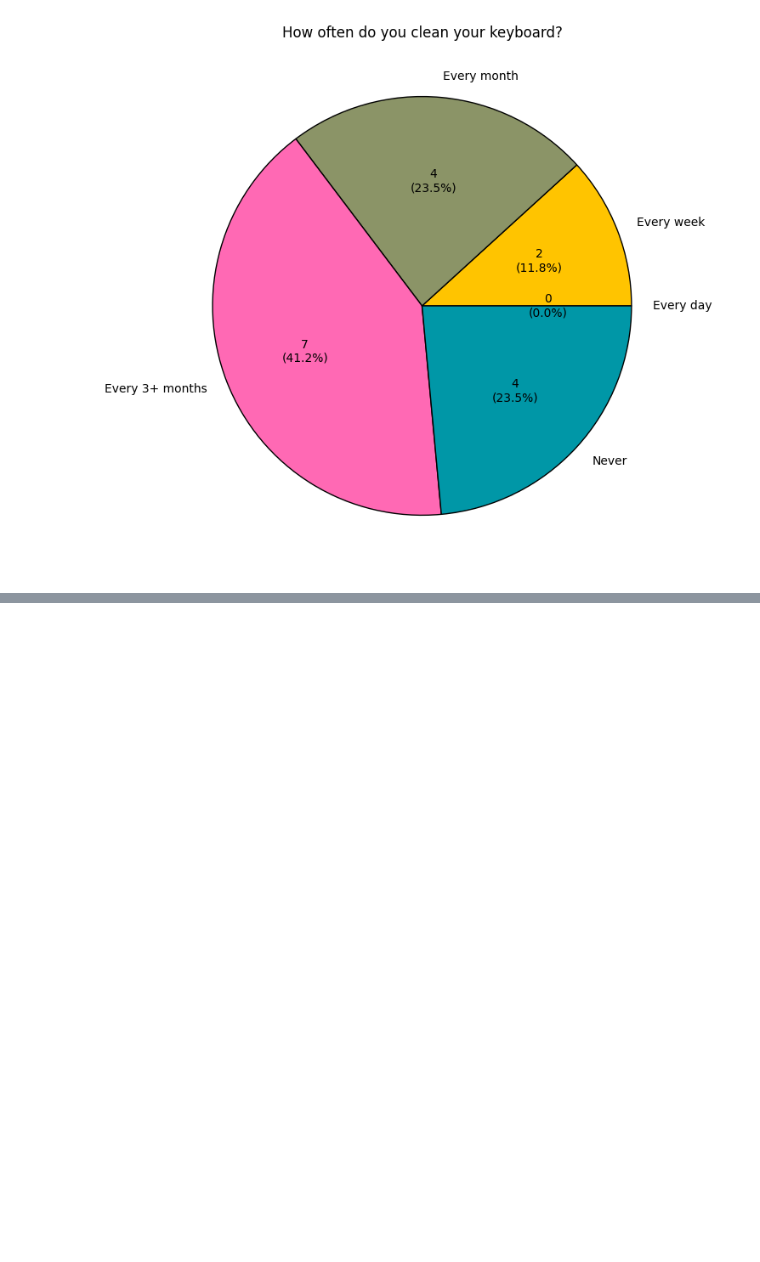
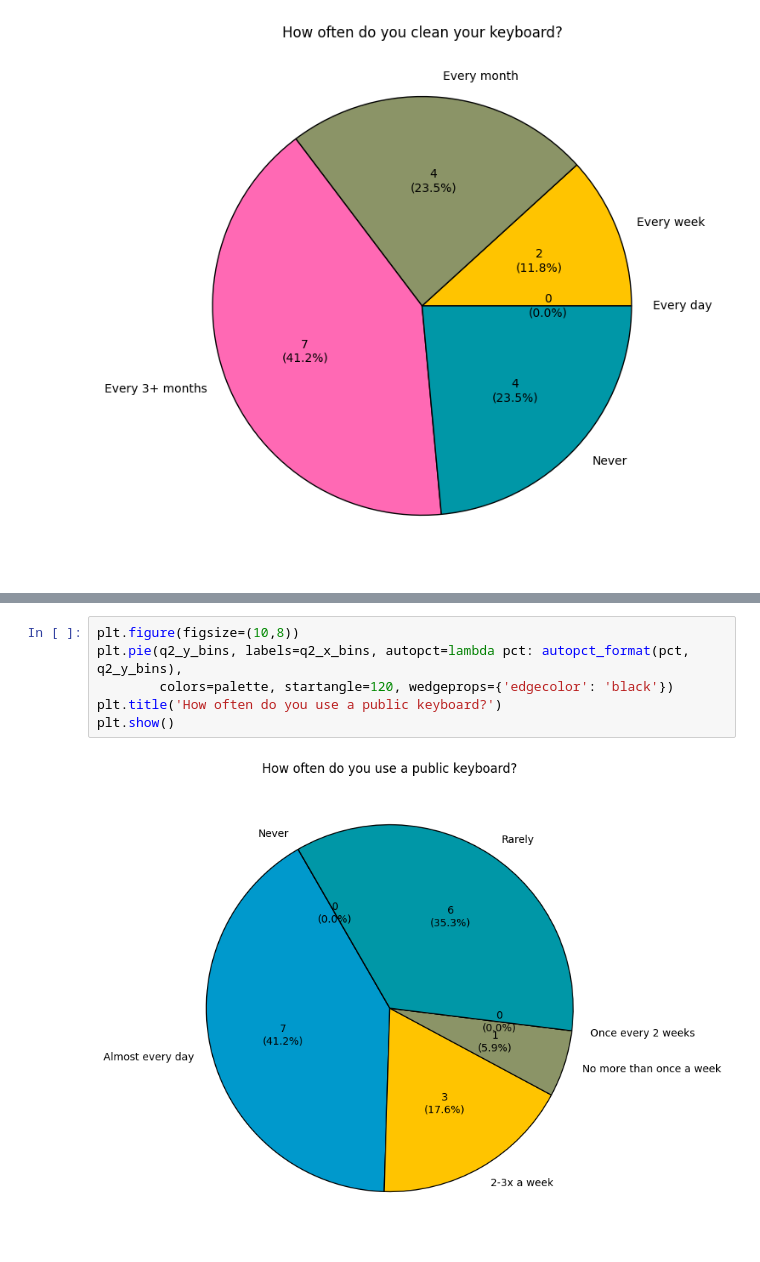
Before and after one commit to SDP-Group6/data_analysis, a Jupyter notebook: survey_data_analysis.ipynb, the cells around one changed output, grey strips where cells are left out. Saved outputs shown, nothing was run; the diff lists cells and outputs as text; blank space fills up the shorter version.

```diff
--- a/survey_data_analysis.ipynb
+++ b/survey_data_analysis.ipynb
@@ -117,0 +170,8 @@ plt.show()
+# %%
+plt.figure(figsize=(10,8))
+plt.pie(q2_y_bins, labels=q2_x_bins, autopct=lambda pct: autopct_format(pct, q2_y_bins),
+        colors=palette, startangle=120, wedgeprops={'edgecolor': 'black'})
+plt.title('How often do you use a public keyboard?')
+plt.show()
+# %% [output]
+[figure, added]
```
Also changed, not shown: parts of 12 cells of this notebook.
